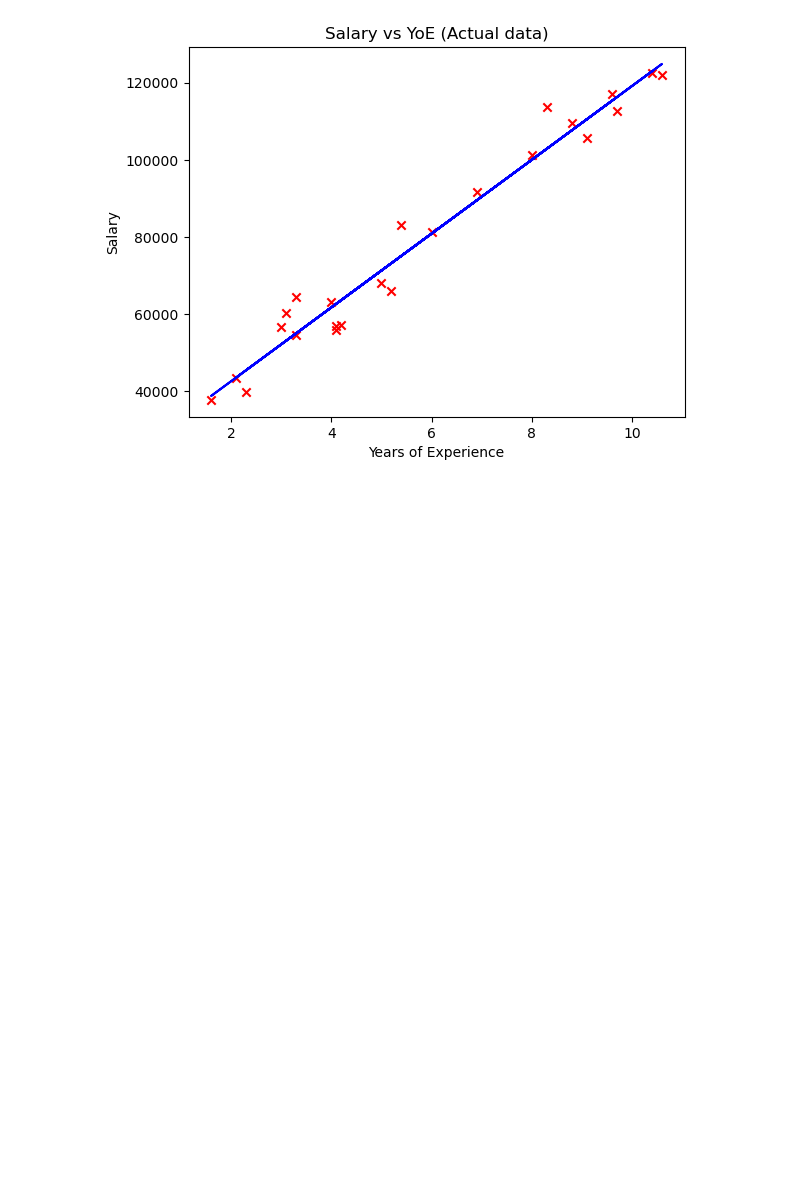
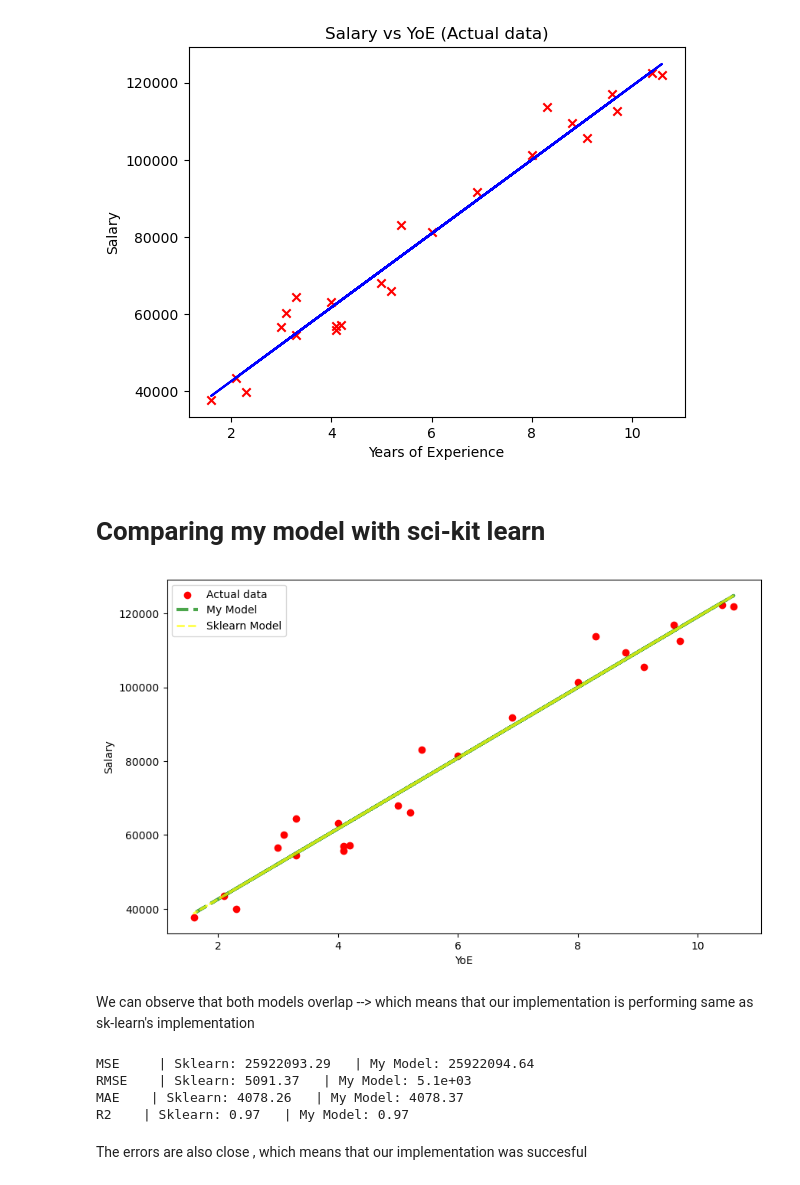
Before and after one commit to abh1sh3k5712/ML-Algos-from-scratch, a Jupyter notebook: Linear_Regression/Simple_LR.ipynb, the cells around one changed output. Drawn from its saved outputs; the diff is of its cells as text; code cells hidden in the pictures; blank space fills up the shorter version.

Commit message:
Compared my model with SKlearn

```diff
--- a/Linear_Regression/Simple_LR.ipynb
+++ b/Linear_Regression/Simple_LR.ipynb
@@ -267,3 +267,5 @@ plt.ylabel("Salary")
 # %% [output]
 Text(0, 0.5, 'Salary')
 [figure]
+# %% [markdown]
+# Comparing my model with sci-kit learn
@@ -269,0 +280,44 @@ Text(0, 0.5, 'Salary')
+# %%
+from sklearn.linear_model import LinearRegression
+
+lr = LinearRegression()
+
+X_train_sk = X_train.reshape(-1,1) #reshaping for sklearn
+X_test_sk = X_test.reshape(-1,1)
+
+lr.fit(X_train_sk, y_train)
+
+y_pred_sk = lr.predict(X_train_sk)
+
+#Computing Error on SKlearn's Model
+mse_sk = mean_squared_error(y_train, y_pred_sk)
+rmse_sk = np.sqrt(mse_sk)
+mae_sk = mean_absolute_error(y_train, y_pred_sk)
+r2_sk = r2_score(y_train, y_pred_sk)
+# %%
+# Plotting both my model and sklearn's prediction
+plt.figure(figsize=(10, 6))
+plt.scatter(X_train,y_train,color='red',label='Actual data')
+plt.plot(X_train, predicted_actual, color='green', linestyle='--', linewidth=3, alpha=0.7, label='My Model')
+plt.plot(X_train, y_pred_sk, color='yellow', linestyle='--', linewidth=2, alpha=0.7, label='Sklearn Model')
+plt.ylabel("Salary")
+plt.xlabel("YoE")
+plt.legend()
+plt.show()
+# %% [output]
+[figure, added]
+# %% [markdown]
+We can observe that both models overlap --> which means that our implementation is performing same as sk-learn's implementation
+# %%
+#Checking the error values
+print(f"MSE     | Sklearn: {mse_sk:.2f}   | My Model: {mse_mymodel:.2f}")
+print(f"RMSE    | Sklearn: {rmse_sk:.2f}   | My Model: {rmse_mymodel:.2}")
+print(f"MAE    | Sklearn: {mae_sk:.2f}   | My Model: {mae_mymodel:.2f}")
+print(f"R2    | Sklearn: {r2_sk:.2f}   | My Model: {r2_mymodel:.2f}")
+# %% [output]
+MSE     | Sklearn: 25922093.29   | My Model: 25922094.64
+RMSE    | Sklearn: 5091.37   | My Model: 5.1e+03
+MAE    | Sklearn: 4078.26   | My Model: 4078.37
+R2    | Sklearn: 0.97   | My Model: 0.97
+# %% [markdown]
+The errors are also close , which means that our implementation was succesful
```
Also changed, not shown: parts of 1 cell of this notebook.
